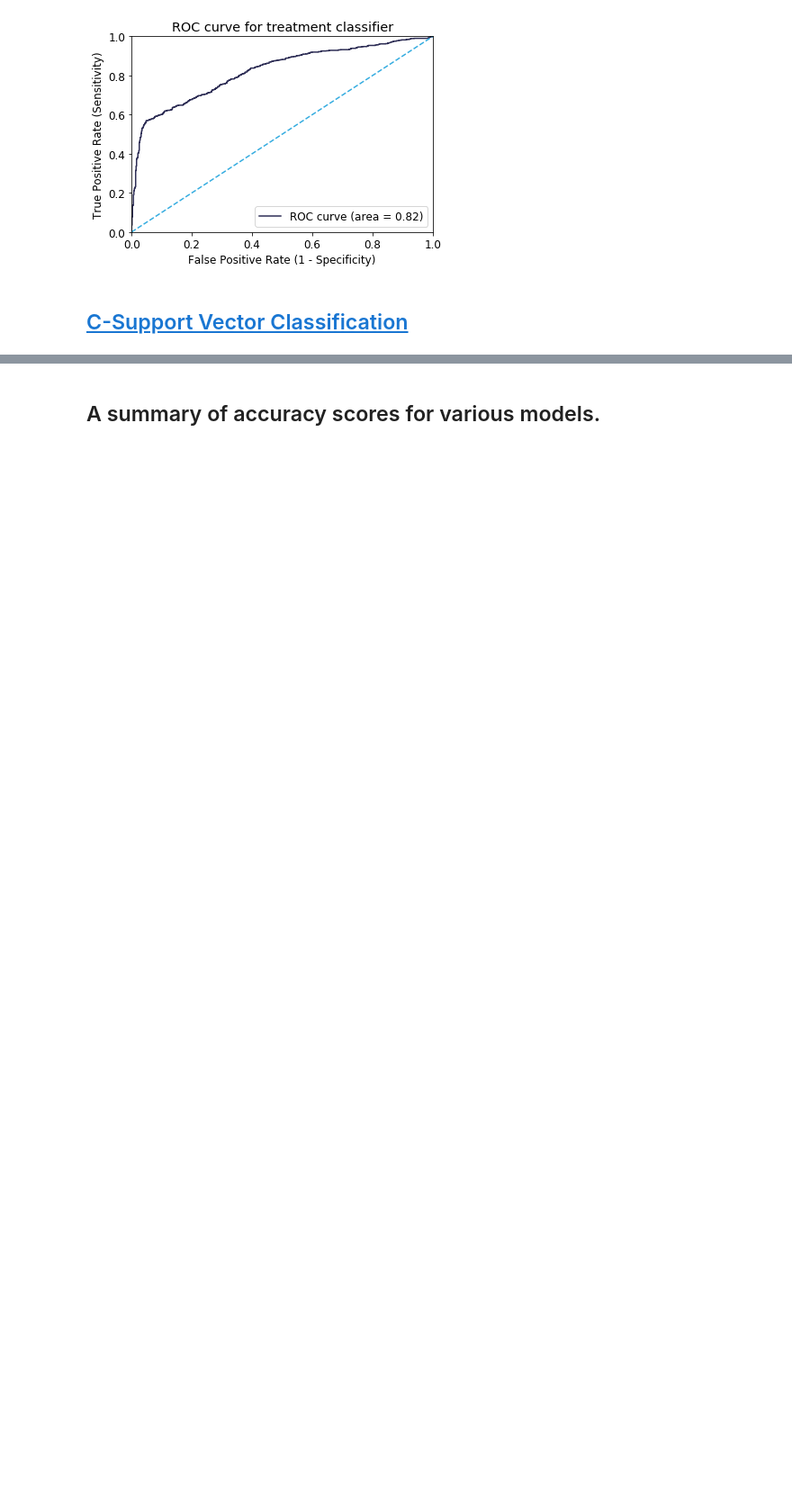
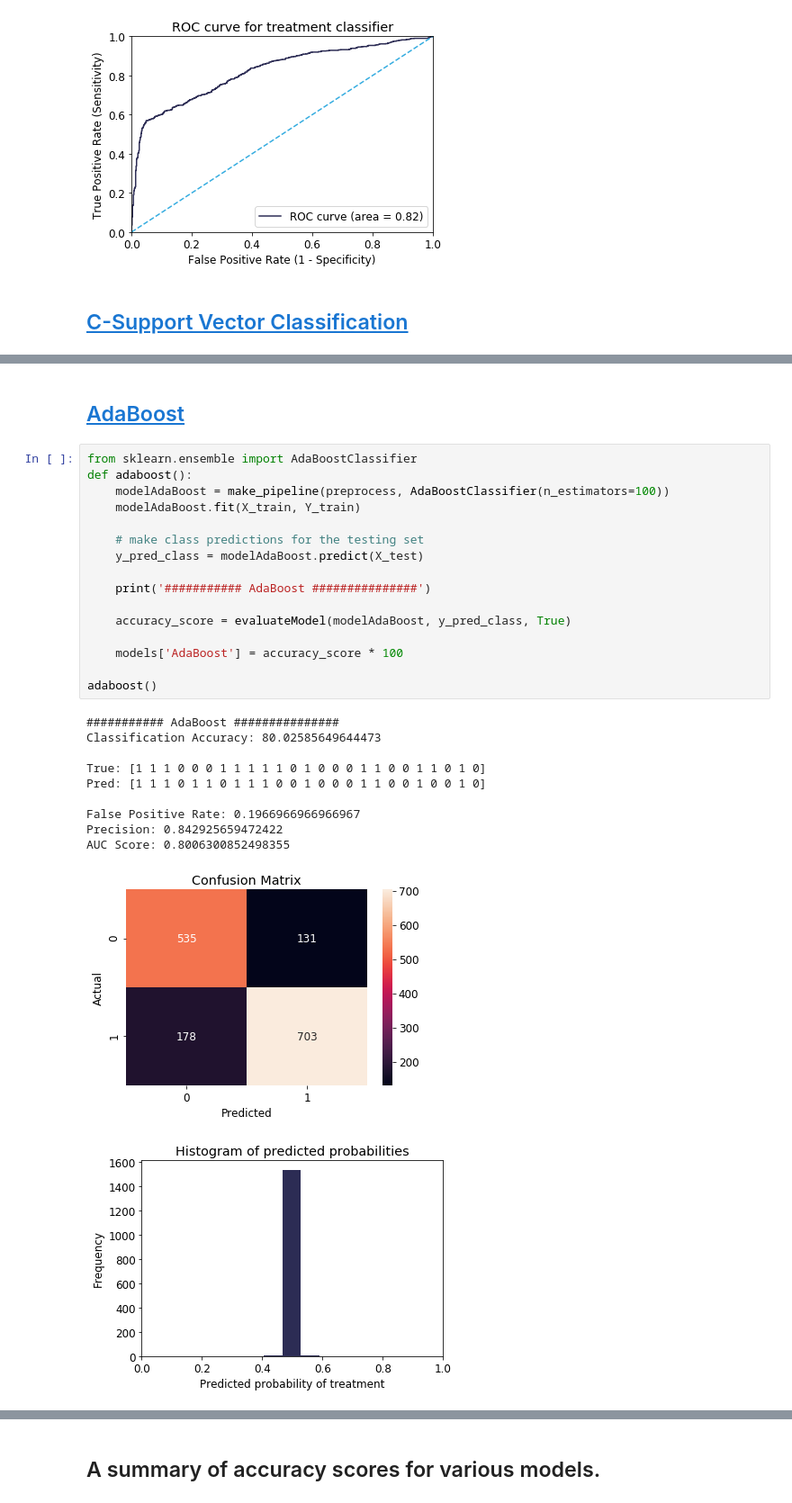
Before and after one commit to ronitrex/MentalHealth, a Jupyter notebook: SupervisedLearning.ipynb, the cells around one changed output, grey strips where cells are left out. Shown: that part at 90% size. Drawn from its saved outputs; the diff is of its cells as text; blank space fills up the shorter version.

```diff
--- a/SupervisedLearning.ipynb
+++ b/SupervisedLearning.ipynb
@@ -346,0 +378,30 @@ AUC Score: 0.7908166395680584
+# %% [markdown]
+## [AdaBoost](https://scikit-learn.org/stable/modules/ensemble.html#adaboost)
+# %%
+from sklearn.ensemble import AdaBoostClassifier
+def adaboost():
+    modelAdaBoost = make_pipeline(preprocess, AdaBoostClassifier(n_estimators=100))
+    modelAdaBoost.fit(X_train, Y_train)
+
+    # make class predictions for the testing set
+    y_pred_class = modelAdaBoost.predict(X_test)
+
+    print('########### AdaBoost ###############')
+
+    accuracy_score = evaluateModel(modelAdaBoost, y_pred_class, True)
+
+    models['AdaBoost'] = accuracy_score * 100
+
+adaboost()
+# %% [output]
+########### AdaBoost ###############
+Classification Accuracy: 80.02585649644473
+
+True: [1 1 1 0 0 0 1 1 1 1 1 0 1 0 0 0 1 1 0 0 1 1 0 1 0]
+Pred: [1 1 1 0 1 1 0 1 1 1 0 0 1 0 0 0 1 1 0 0 1 0 0 1 0]
+
+False Positive Rate: 0.1966966966966967
+Precision: 0.842925659472422
+AUC Score: 0.8006300852498355
+[figure, added]
+[figure, added]
```
Also changed, not shown: parts of 7 cells of this notebook, 1 other file.
